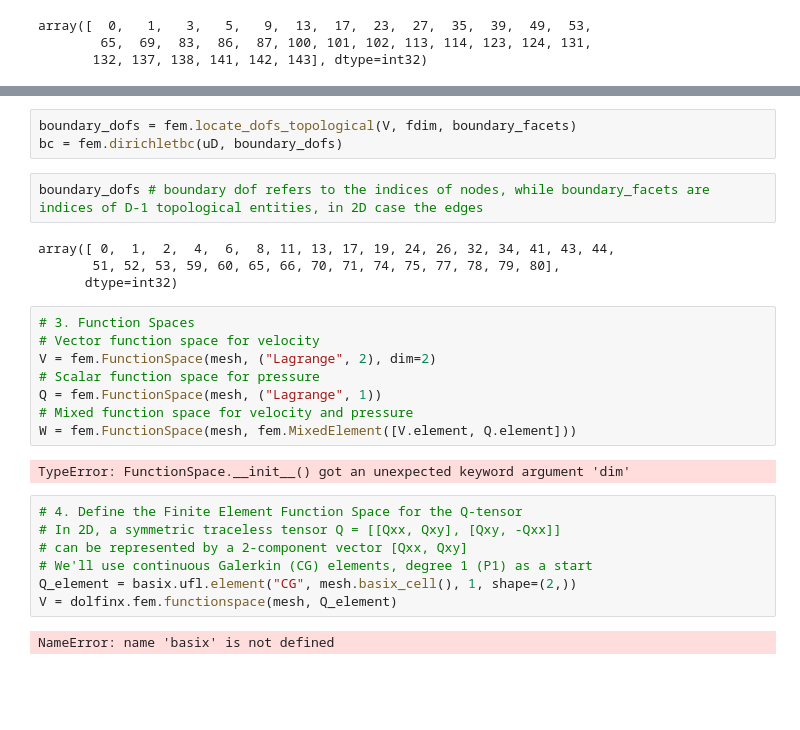
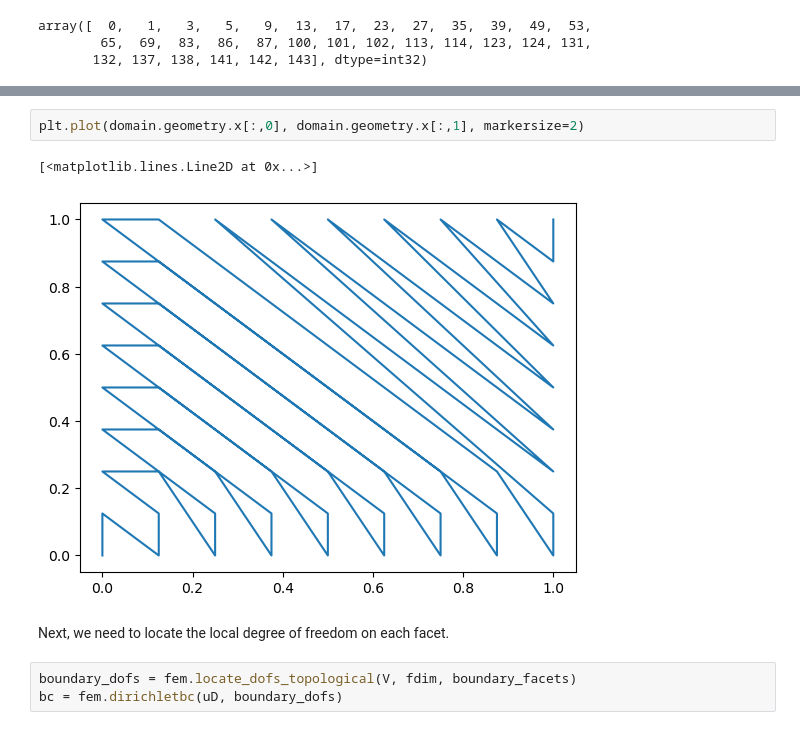
Before and after one commit to ZLoverty/fenics-learn, a Jupyter notebook: tutorials.ipynb, the cells around one changed output, grey strips where cells are left out. Cells and saved outputs as stored; diff of their text form; blank space fills up the shorter version.

```diff
--- a/tutorials.ipynb
+++ b/tutorials.ipynb
@@ -184,28 +153,10 @@ array([  0,   1,   3,   5,   9,  13,  17,  23,  27,  35,  39,  49,  53,
+# %%
+plt.plot(domain.geometry.x[:,0], domain.geometry.x[:,1], markersize=2)
+# %% [output]
+[<matplotlib.lines.Line2D at 0x...>]
+[figure, added]
+# %% [markdown]
+Next, we need to locate the local degree of freedom on each facet.
 # %%
 boundary_dofs = fem.locate_dofs_topological(V, fdim, boundary_facets)
 bc = fem.dirichletbc(uD, boundary_dofs)
-# %%
-boundary_dofs # boundary dof refers to the indices of nodes, while boundary_facets are indices of D-1 topological entities, in 2D case the edges
-# %% [output]
-array([ 0,  1,  2,  4,  6,  8, 11, 13, 17, 19, 24, 26, 32, 34, 41, 43, 44,
-       51, 52, 53, 59, 60, 65, 66, 70, 71, 74, 75, 77, 78, 79, 80],
-      dtype=int32)
-# %%
-# 3. Function Spaces
-# Vector function space for velocity
-V = fem.FunctionSpace(mesh, ("Lagrange", 2), dim=2)
-# Scalar function space for pressure
-Q = fem.FunctionSpace(mesh, ("Lagrange", 1))
-# Mixed function space for velocity and pressure
-W = fem.FunctionSpace(mesh, fem.MixedElement([V.element, Q.element]))
-# %% [output]
-TypeError: FunctionSpace.__init__() got an unexpected keyword argument 'dim'
-# %%
-# 4. Define the Finite Element Function Space for the Q-tensor
-# In 2D, a symmetric traceless tensor Q = [[Qxx, Qxy], [Qxy, -Qxx]]
-# can be represented by a 2-component vector [Qxx, Qxy]
-# We'll use continuous Galerkin (CG) elements, degree 1 (P1) as a start
-Q_element = basix.ufl.element("CG", mesh.basix_cell(), 1, shape=(2,))
-V = dolfinx.fem.functionspace(mesh, Q_element)
-# %% [output]
-NameError: name 'basix' is not defined
```
Also changed, not shown: parts of 85 cells of this notebook.
